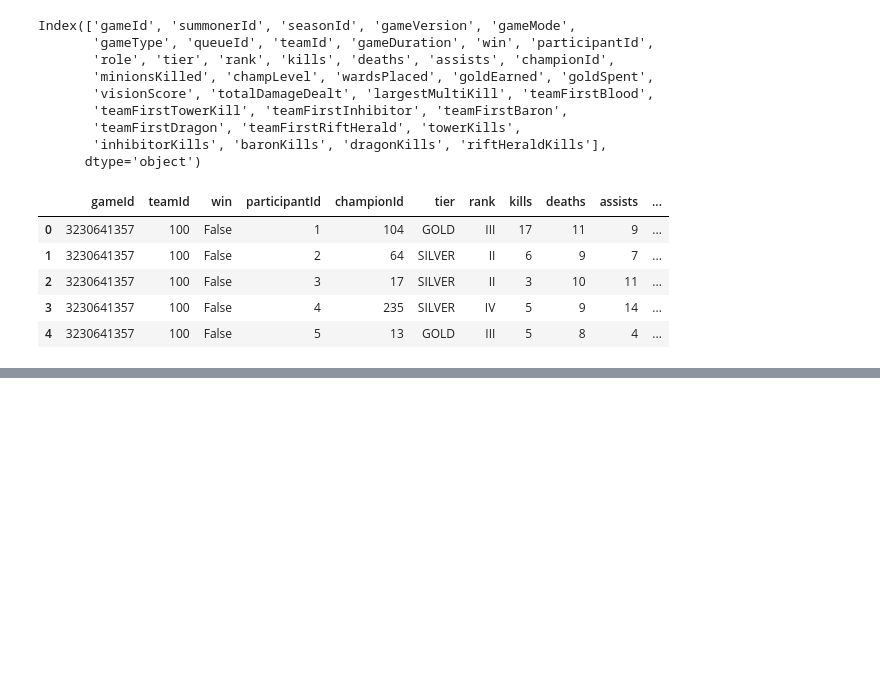
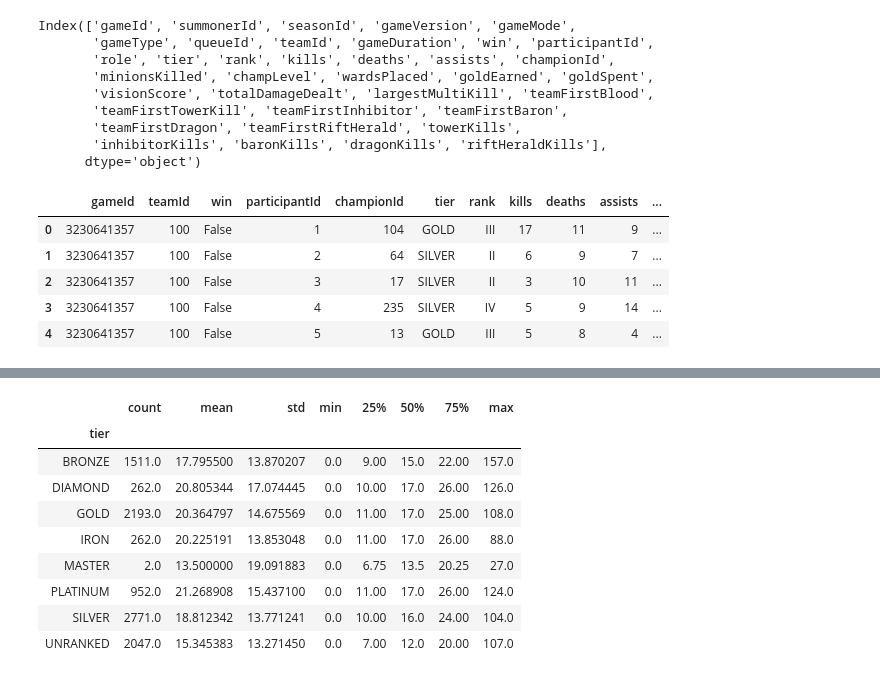
Before and after one commit to gliu36/320-final-project, a Jupyter notebook: finaltutorial.ipynb, the cells around one changed output, grey strips where cells are left out. Saved outputs shown, nothing was run; the diff lists cells and outputs as text; code cells hidden in the pictures; blank space fills up the shorter version.

```diff
--- a/finaltutorial.ipynb
+++ b/finaltutorial.ipynb
@@ -401,0 +449,19 @@ wip
+# %%
+# Define the order of ranks
+rank_order = ['UNRANKED', 'IRON', 'BRONZE', 'SILVER', 'GOLD', 'PLATINUM', 'DIAMOND', 'MASTER']
+rank_dict = {r: None for r in rank_order}
+for r in rankgroup.groups:
+    rank_dict[r] = rankgroup.get_group(r)['visionScore'].mean()
+
+rankgroup.describe()['visionScore']
+# %% [output]
+|  | count | mean | std | min | 25% | 50% | 75% | max |
+| tier |  |  |  |  |  |  |  |  |
+| BRONZE | 1511.0 | 17.795500 | 13.870207 | 0.0 | 9.00 | 15.0 | 22.00 | 157.0 |
+| DIAMOND | 262.0 | 20.805344 | 17.074445 | 0.0 | 10.00 | 17.0 | 26.00 | 126.0 |
+| GOLD | 2193.0 | 20.364797 | 14.675569 | 0.0 | 11.00 | 17.0 | 25.00 | 108.0 |
+| IRON | 262.0 | 20.225191 | 13.853048 | 0.0 | 11.00 | 17.0 | 26.00 | 88.0 |
+| MASTER | 2.0 | 13.500000 | 19.091883 | 0.0 | 6.75 | 13.5 | 20.25 | 27.0 |
+| PLATINUM | 952.0 | 21.268908 | 15.437100 | 0.0 | 11.00 | 17.0 | 26.00 | 124.0 |
+| SILVER | 2771.0 | 18.812342 | 13.771241 | 0.0 | 10.00 | 16.0 | 24.00 | 104.0 |
+| UNRANKED | 2047.0 | 15.345383 | 13.271450 | 0.0 | 7.00 | 12.0 | 20.00 | 107.0 |
```
Also changed, not shown: parts of 20 cells of this notebook, 1 other file.
